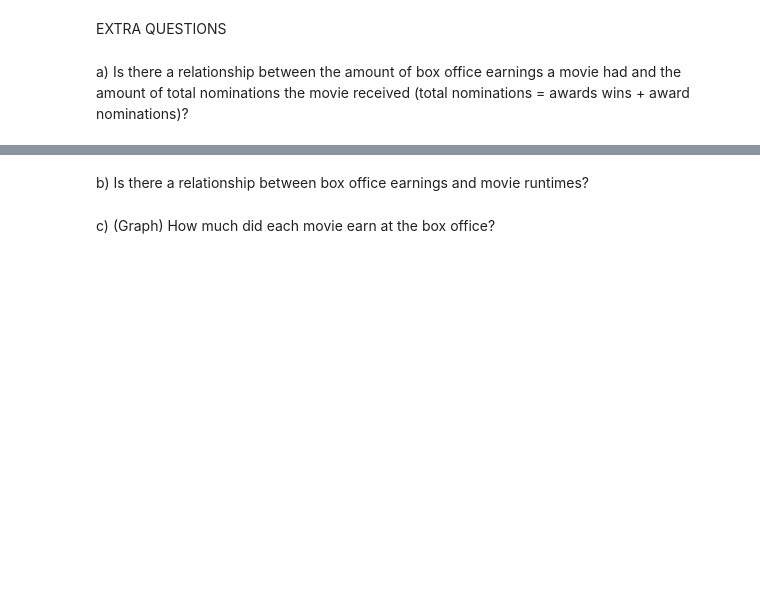
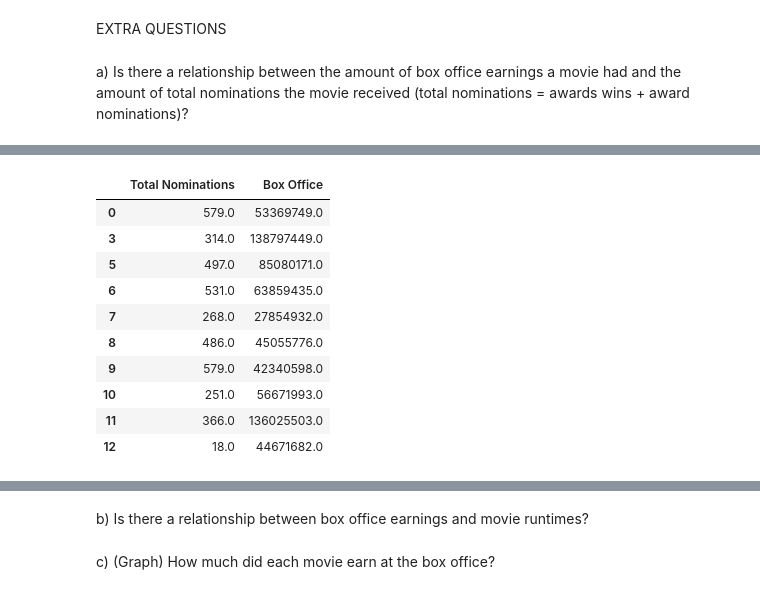
Before and after one commit to 3Grey6Jedi9/Data-Analysis-Project-08, a Jupyter notebook: movie_analysis.ipynb, the cells around one changed output, grey strips where cells are left out. Cells and saved outputs as stored; diff of their text form; code cells hidden in the pictures; blank space fills up the shorter version.

```diff
--- a/movie_analysis.ipynb
+++ b/movie_analysis.ipynb
@@ -203,0 +230,16 @@ movie_unique
+# %%
+totalnom_box = movie_unique.iloc[:,[8,9]]
+total_box_final = totalnom_box.dropna()
+total_box_final
+# %% [output]
+|  | Total Nominations | Box Office |
+| 0 | 579.0 | 53369749.0 |
+| 3 | 314.0 | 138797449.0 |
+| 5 | 497.0 | 85080171.0 |
+| 6 | 531.0 | 63859435.0 |
+| 7 | 268.0 | 27854932.0 |
+| 8 | 486.0 | 45055776.0 |
+| 9 | 579.0 | 42340598.0 |
+| 10 | 251.0 | 56671993.0 |
+| 11 | 366.0 | 136025503.0 |
+| 12 | 18.0 | 44671682.0 |
```
Also changed, not shown: parts of 3 cells of this notebook.
